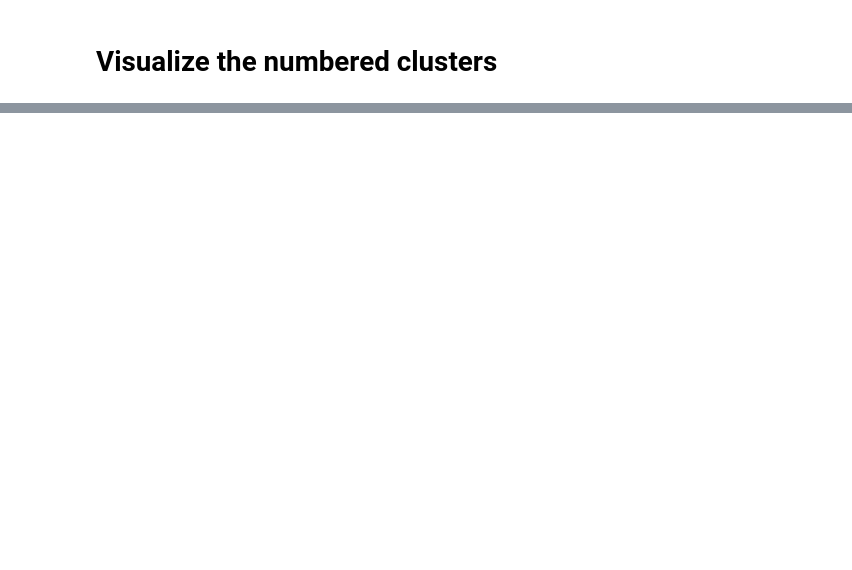
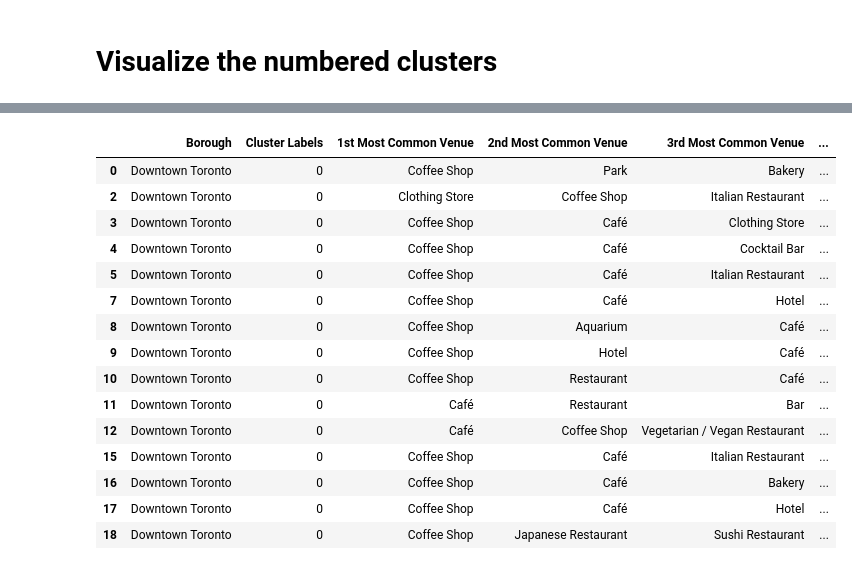
Before and after one commit to shaunrajan/Coursera_Capstone, a Jupyter notebook: Toronto Neighborhood Segmentation.ipynb, the cells around one changed output, grey strips where cells are left out. Cells and saved outputs as stored; diff of their text form; code cells hidden in the pictures; blank space fills up the shorter version.

```diff
--- a/Toronto Neighborhood Segmentation.ipynb
+++ b/Toronto Neighborhood Segmentation.ipynb
@@ -540,3 +540,22 @@ for lat, lon, poi, cluster in zip(DT_merged['Latitude'], DT_merged['Longitude'],
 map_clusters
 # %% [output]
 [interactive output not drawn]
+# %%
+DT_merged.loc[DT_merged['Cluster Labels'] == 0, DT_merged.columns[[1] + list(range(5, DT_merged.shape[1]))]]
+# %% [output]
+|  | Borough | Cluster Labels | 1st Most Common Venue | 2nd Most Common Venue | 3rd Most Common Venue | ... |
+| 0 | Downtown Toronto | 0 | Coffee Shop | Park | Bakery | ... |
+| 2 | Downtown Toronto | 0 | Clothing Store | Coffee Shop | Italian Restaurant | ... |
+| 3 | Downtown Toronto | 0 | Coffee Shop | Café | Clothing Store | ... |
+| 4 | Downtown Toronto | 0 | Coffee Shop | Café | Cocktail Bar | ... |
+| 5 | Downtown Toronto | 0 | Coffee Shop | Café | Italian Restaurant | ... |
+| 7 | Downtown Toronto | 0 | Coffee Shop | Café | Hotel | ... |
+| 8 | Downtown Toronto | 0 | Coffee Shop | Aquarium | Café | ... |
+| 9 | Downtown Toronto | 0 | Coffee Shop | Hotel | Café | ... |
+| 10 | Downtown Toronto | 0 | Coffee Shop | Restaurant | Café | ... |
+| 11 | Downtown Toronto | 0 | Café | Restaurant | Bar | ... |
+| 12 | Downtown Toronto | 0 | Café | Coffee Shop | Vegetarian / Vegan Restaurant | ... |
+| 15 | Downtown Toronto | 0 | Coffee Shop | Café | Italian Restaurant | ... |
+| 16 | Downtown Toronto | 0 | Coffee Shop | Café | Bakery | ... |
+| 17 | Downtown Toronto | 0 | Coffee Shop | Café | Hotel | ... |
+| 18 | Downtown Toronto | 0 | Coffee Shop | Japanese Restaurant | Sushi Restaurant | ... |
```
Also changed, not shown: parts of 7 cells of this notebook.
